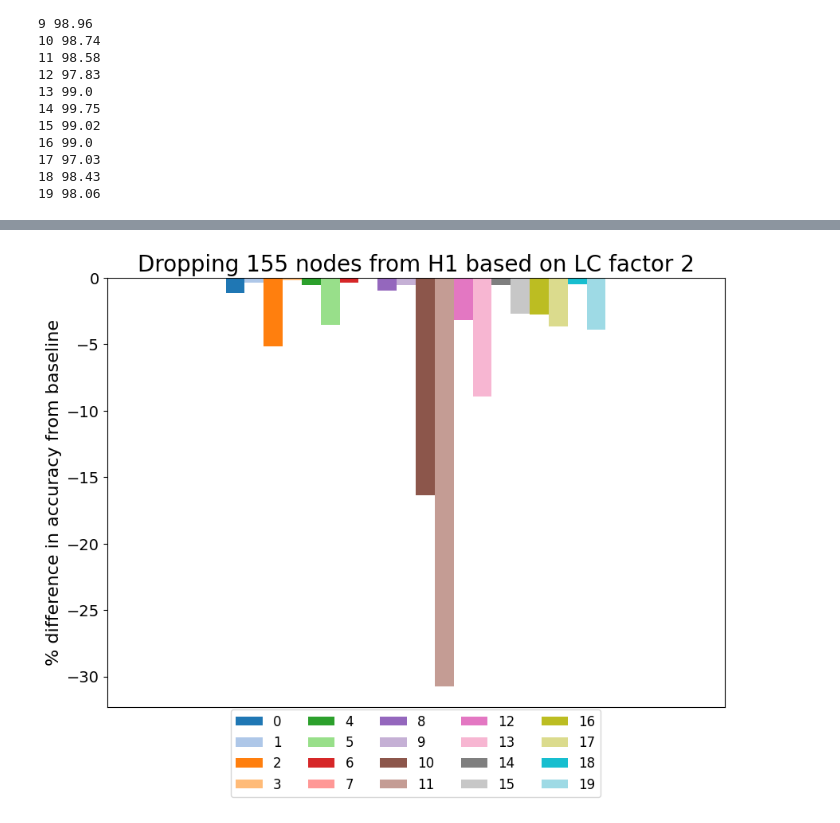
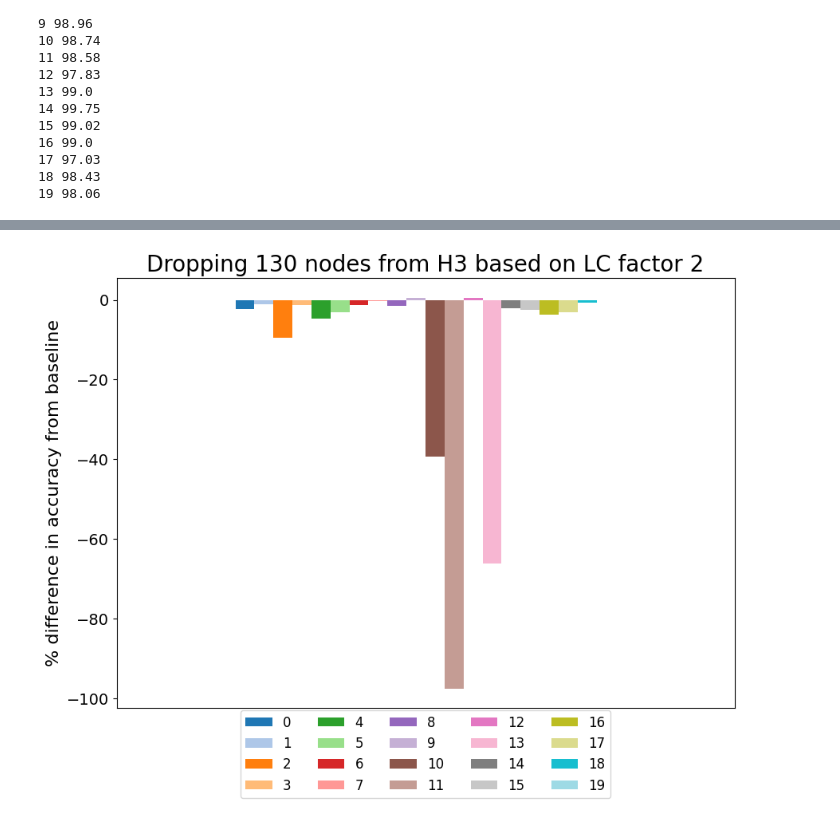
Before and after one commit to TomKerbyLab/Local_CorEx_Experiments, a Jupyter notebook: experiments/paper_neural_networks/delete_node_experiment.ipynb, the cells around one changed output, grey strips where cells are left out. Drawn from its saved outputs; the diff is of its cells as text; code cells hidden in the pictures.

```diff
--- a/experiments/paper_neural_networks/delete_node_experiment.ipynb
+++ b/experiments/paper_neural_networks/delete_node_experiment.ipynb
@@ -214,6 +355,6 @@ plot_logit_effects(
 # %%
-diff_probs = plot_perturved_accuracy(do_clf, h1_to_out_13, inputs, labels, indexes, base_probs=base_probs,
-                             factor_num=1, hidden_layer_idx=0, num_clusters=20,
-                             num_drop=155, hidden_dim=500)
+diff_probs = plot_perturved_accuracy(do_clf, h3_to_out_13, inputs, labels, indexes, base_probs=base_probs,
+                             factor_num=1, hidden_layer_idx=2, num_clusters=20,
+                             num_drop=130, hidden_dim=300)
 # %% [output]
-[figure, old version]
+[figure, new version]
```
Also changed, not shown: parts of 47 cells of this notebook, 9 other files.
